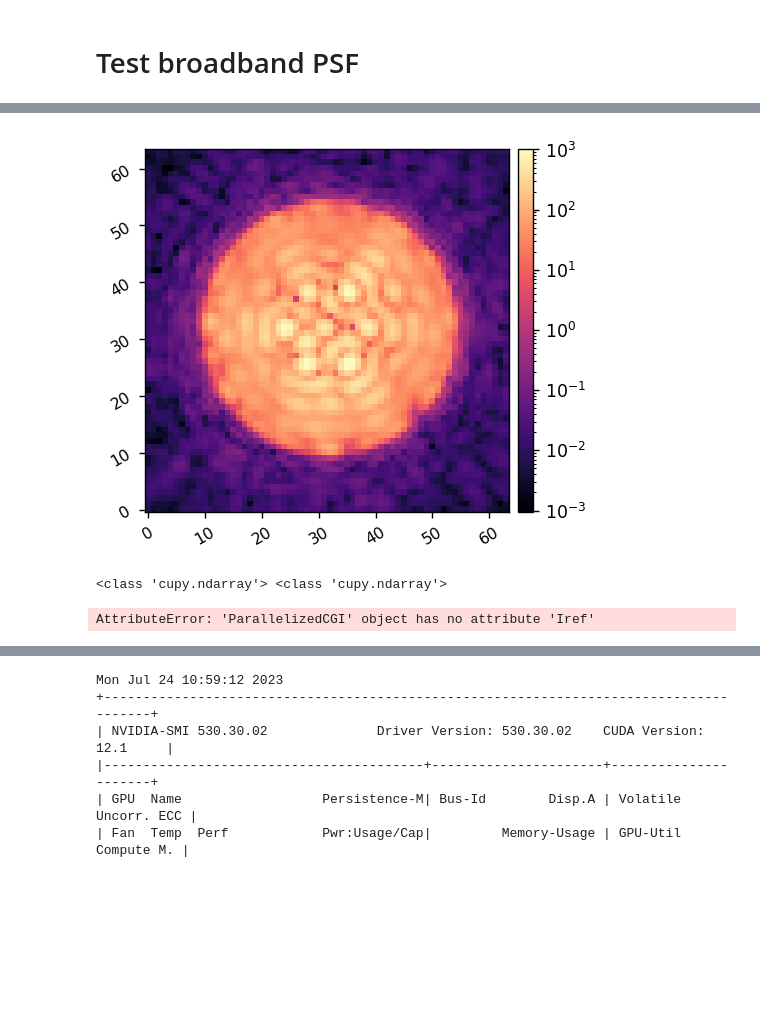
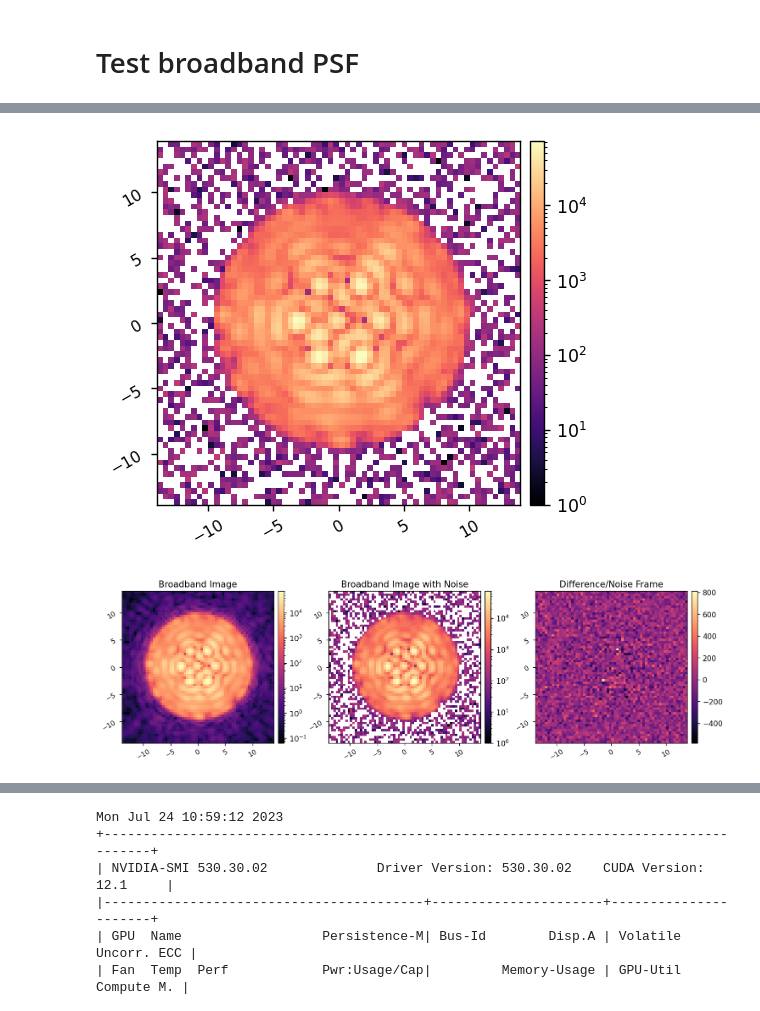
Before and after one commit to kian1377/cgi_phasec_poppy, a Jupyter notebook: example-notebooks/poppy_hlc_tests_with_noise.ipynb, the cells around one changed output, grey strips where cells are left out. Drawn from its saved outputs; the diff is of its cells as text; code cells hidden in the pictures; blank space fills up the shorter version.

Commit message:
updates to the source flux and parallelized models

```diff
--- a/example-notebooks/poppy_hlc_tests_with_noise.ipynb
+++ b/example-notebooks/poppy_hlc_tests_with_noise.ipynb
@@ -115,12 +147,10 @@ kwargs = {
     'use_pupil_defocus':True,
     'use_opds':True,
     'polaxis':10,
-    'dm1_ref':dm1_flat,
-    'dm2_ref':dm2_flat,
 }
 
 actors = []
 for i in range(nlam):
     actors.append(rayCGI.options(num_gpus=1/nlam).remote(**kwargs))
     actors[i].setattr.remote('wavelength', wavelengths[i])
-    actors[i].setattr.remote('source_flux', source_fluxes[i])
+    actors[i].setattr.remote('source_flux', zeta_pup_fluxes[i])
@@ -129,0 +157,14 @@ hlcbb = cgi_phasec_poppy.parallelized_cgi.ParallelizedCGI(actors=actors)
+# %%
+reload(cgi_phasec_poppy.parallelized_cgi)
+hlcbb = cgi_phasec_poppy.parallelized_cgi.ParallelizedCGI(actors=actors, dm1_ref=dm1_flat, dm2_ref=dm2_flat)
+
+hlcbb.exp_time = 1*u.s
+hlcbb.dark_current_rate = 0.05*u.electron/u.pix/u.hour
+# hlcbb.dark_current_rate = 0.0*u.electron/u.pix/u.hour
+hlcbb.read_noise = 120*u.electron/u.pix
+# hlcbb.read_noise = 0*u.electron/u.pix
+hlcbb.gain = 1
+# %%
+hlcbb.use_noise=False
+image = hlcbb.snap()*hlcbb.exp_time.to_value(u.s)
+imshows.imshow1(image, 'Noiseless Broadband Image', lognorm=True, pxscl=hlcbb.psf_pixelscale_lamD)
@@ -130,22 +173,13 @@ hlcbb = cgi_phasec_poppy.parallelized_cgi.ParallelizedCGI(actors=actors)
 # %%
-image = hlcbb.snap()
-imshows.imshow1(image, lognorm=True)
+hlcbb.use_noise = True
+noisy_image = hlcbb.snap()
+imshows.imshow1(noisy_image, lognorm=True, pxscl=hlcbb.psf_pixelscale_lamD)
 # %% [output]
-[figure, old version]
+[figure, new version]
-# %%
-
-hlcbb.use_noise = True
-
-hlcbb.exp_time = 5*u.s
-hlcbb.dark_current_rate = 0.05*u.electron/u.pix/u.hour
-# hlcbb.dark_current_rate = 0.0*u.electron/u.pix/u.hour
-hlcbb.read_noise = 120*u.electron/u.pix
-# hlcbb.read_noise = 0*u.electron/u.pix
-hlcbb.gain = 1
-
-hlcbb.Imax_ref = 1
-noisy_image = hlcbb.snap()
-imshows.imshow1(noisy_image, lognorm=True)
-# %% [output]
-<class 'cupy.ndarray'> <class 'cupy.ndarray'>
-AttributeError: 'ParallelizedCGI' object has no attribute 'Iref'
+# %%
+imshows.imshow3(image, noisy_image, image-noisy_image,
+                'Broadband Image', 'Broadband Image with Noise', 'Difference/Noise Frame',
+                lognorm1=True, lognorm2=True,
+                pxscl=hlcbb.psf_pixelscale_lamD, wspace=0.275,)
+# %% [output]
+[figure, added]
```
Also changed, not shown: parts of 10 cells of this notebook, 2 other files.
